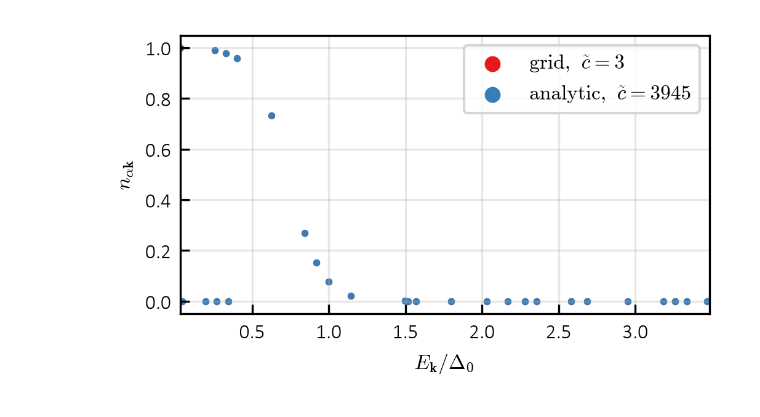
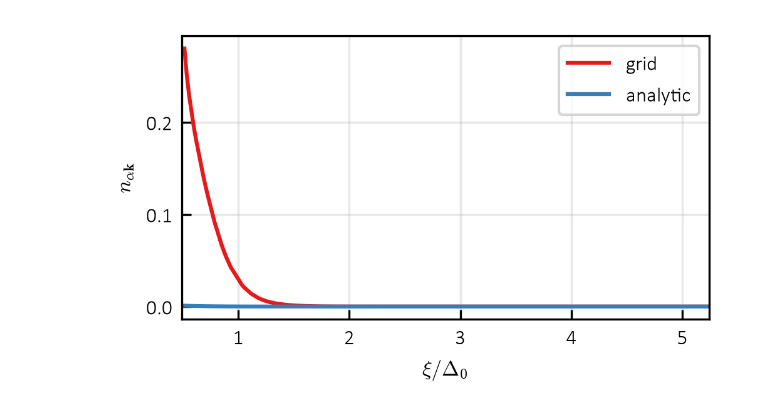
Before and after one commit to korl-z/IJS-F1, a Jupyter notebook: Koda/EI_cutoff/ibz_test copy.ipynb, the cells around one changed output. Saved outputs shown, nothing was run; the diff lists cells and outputs as text; code cells hidden in the pictures.

```diff
--- a/Koda/EI_cutoff/ibz_test copy.ipynb
+++ b/Koda/EI_cutoff/ibz_test copy.ipynb
@@ -119,16 +105,0 @@ ek = 0.5 * (e[0] - e[1]) / d0
-# %%
-fig, ax = plt.subplots(figsize=(3.47412, 0.6 * 3.47412))
-for i, (z, lb) in enumerate(((gin, r"$\mathrm{grid},\ \beta\to\alpha$"),
-                             (ain, r"$\mathrm{analytic},\ \beta\to\alpha$"),
-                             (gaa, r"$\mathrm{grid},\ \alpha\to\alpha$"))):
-    ax.scatter(ek, z, s=2, color=SET1_LIST[i], label=lb, rasterized=True)
-ax.set_yscale("log")
-ax.set_xlim(ek.min(), ek.max())
-
-ax.set_xlabel(r"$E_{\mathbf{k}}/\Delta_0$")
-ax.set_ylabel(r"$\Gamma_{\mathrm{in}}$")
-ax.grid(alpha=0.3)
-ax.legend(bbox_to_anchor=(0, 1.02, 1, 0.2), loc="lower left",
-          mode="expand", borderaxespad=0, ncol=3, markerscale=4)
-ax.tick_params(which="both", direction="in")
-plt.tight_layout()
@@ -137,13 +106,12 @@ plt.tight_layout()
 # %%
-gw = (1.7, 2.0)  # s window
+gw = (1.8, 2.0)  # s window
 bi, ib = ibz.tb_2d_ibz(nk["scan"], **bp)
 
 gp0, ph = (fn(t, ib.kf, name=f"bath_{i + 1}", **{**bq, **o})
            for i, (t, o) in enumerate(zip((t1, t2), ov)))
 
-cl = 3945.0
 cb = cv.CavityBath(t=t1, w0=gp0.w0, gam=gp0.gam, ta=bp["ta"], tb=bp["tb"],
-                   c=cl, amp=gp0.amp * (cl / gp0.cs) ** 2, a0=gp0.a0)
+                   c=gp0.cs, amp=gp0.amp, a0=gp0.a0)
 
 print(cb)
 # %% [output]
@@ -151,6 +119,6 @@ CavityBath(t=0.06184993165152897, w0=0.3, gam=0.05, ta=1.0, tb=-1.0, c=3945.0, a
 # %%
 si = eu.solve_eq(bi, p, t=2.0 * tc, d=max(d0, 1.0e-3), m=m0, **{**eq["solve"], "prog": False})
-kw = dict(mix=(0.5, 0.5, 0.1), tol=1.0e-4, nmax=10000, chk=10, prog=True, jtol=1.0e-2, pc=True)
+kw = dict(mix=(0.1, 0.1, 0.1), tol=1.0e-4, nmax=10000, chk=50, prog=True, jtol=1.0e-2, pc=True)
 
 sol = {}
 for q, bb in {"grid": (gp0, ph), "cav": (cb, ph)} .items():
@@ -165,20 +133,27 @@ for q, bb in {"grid": (gp0, ph), "cav": (cb, ph)} .items():
 # %%
 wi, _ = ibz.win_index(ib, *gw)
 fig, ax = plt.subplots(figsize=(3.47412, 0.6 * 3.47412))
 xs = []
-for i, (q, lb) in enumerate((("grid", r"$\mathrm{grid},\ \tilde c=3$"),
-                             ("cav", r"$\mathrm{analytic},\ \tilde c=3945$"))):
+for i, (q, lb) in enumerate((("grid", r"grid"),
+                             ("cav", r"analytic"))):
     s_ = sol[q]
-    x = 0.5 * (s_.st.e[0] - s_.st.e[1])[wi] / d0
-    xs.append(x)
-    ax.scatter(x, s_.n[0][wi], s=3, color=SET1_LIST[i], label=lb, rasterized=True)
+    xi_d0 = 0.5 * (s_.st.eah - s_.st.ebh)[wi] / d0
+    nalpha = s_.n[0][wi]
+
+    sort_idx = np.argsort(xi_d0)
+    xi_d0_sort = xi_d0[sort_idx]
+    nalpha_sort = nalpha[sort_idx]
+
+    xs.append(xi_d0)
+    # ax.scatter(xi_d0, nalpha, s=3, color=SET1_LIST[i], label=lb)
+    ax.plot(xi_d0_sort , nalpha_sort, color=SET1_LIST[i], label=lb)
 xs = np.concatenate(xs)
 ax.set_xlim(xs.min(), xs.max())
-ax.set_xlabel(r"$E_{\mathbf{k}}/\Delta_0$")
+ax.set_xlabel(r"$\xi/\Delta_0$")
 ax.set_ylabel(r"$n_{\alpha\mathbf{k}}$")
 ax.grid(alpha=0.3)
 ax.legend(markerscale=3)
 ax.tick_params(which="both", direction="in")
 plt.tight_layout()
 # %% [output]
-[figure, old version]
+[figure, new version]
```
Also changed, not shown: parts of 18 cells of this notebook, 11 other files.
